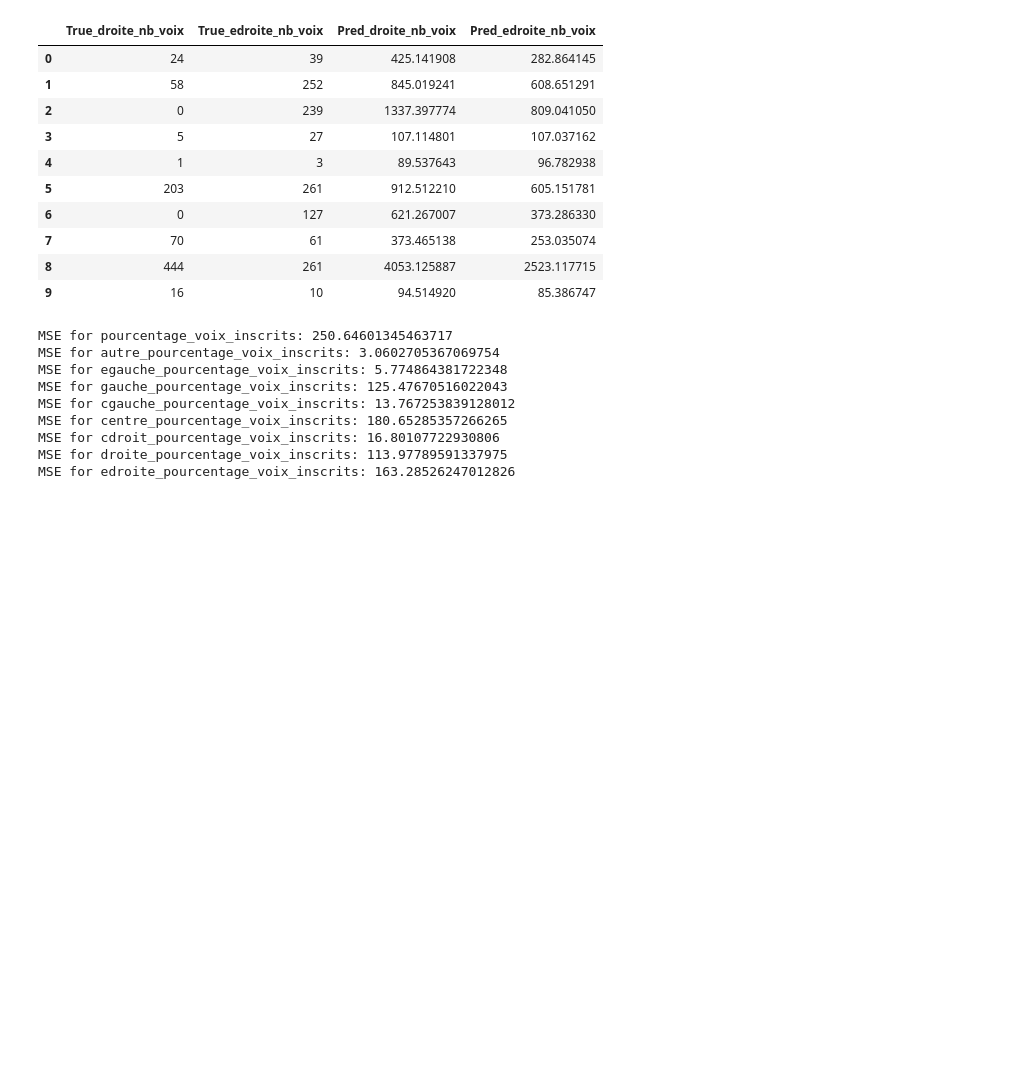
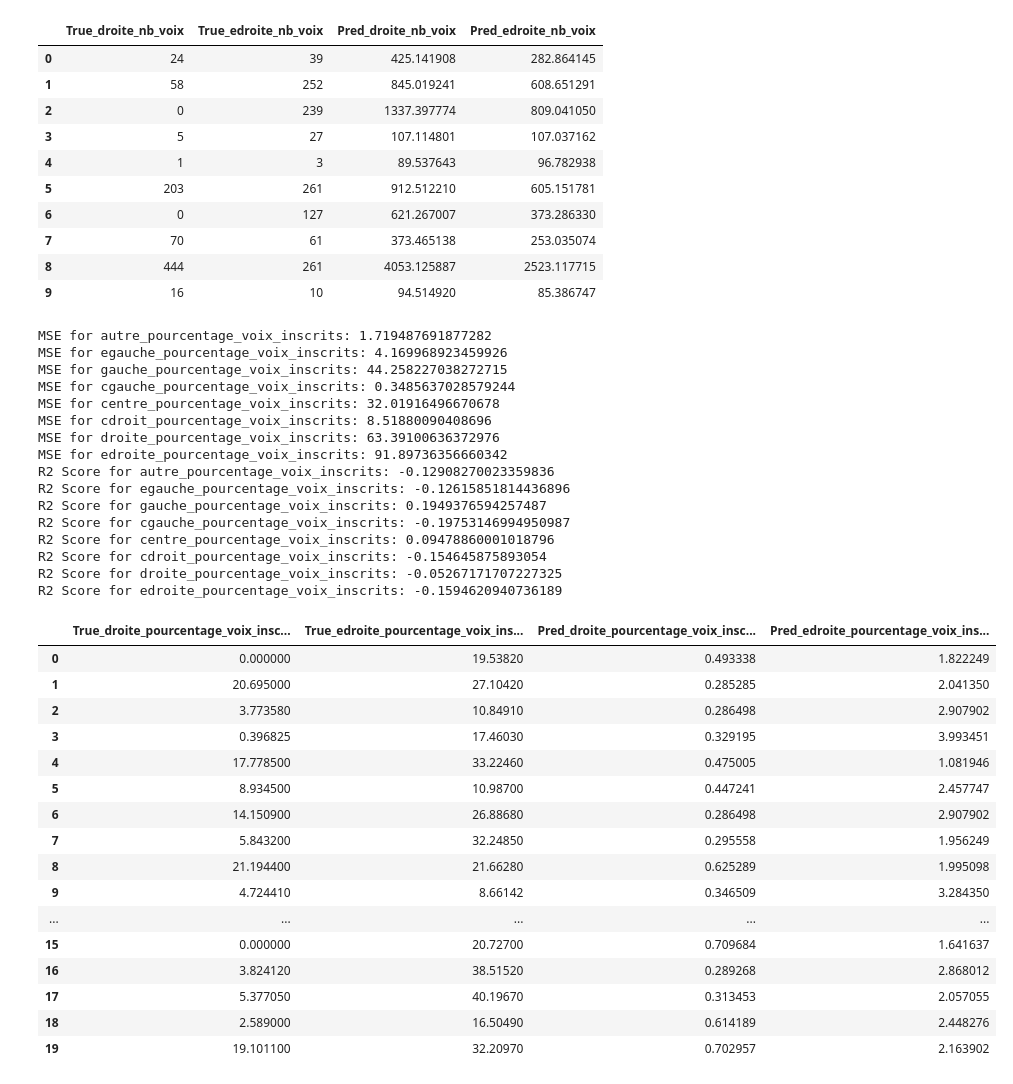
Before and after one commit to Lingatsu/MSPR_TPRE813_1, a Jupyter notebook: work/Machine_Learning.ipynb, the cells around one changed output. Cells and saved outputs as stored; diff of their text form; code cells hidden in the pictures; blank space fills up the shorter version.

```diff
--- a/work/Machine_Learning.ipynb
+++ b/work/Machine_Learning.ipynb
@@ -263,0 +325,8 @@ comparison_df
+# %%
+for idx, target in enumerate(targets_test):
+    mse = mean_squared_error(Y_test[target], Y_pred[:, idx])
+    print(f'MSE for {target}: {mse}')
+    print(f'RMSE for {target}: {np.sqrt(mse)}')
+
+for idx, target in enumerate(targets_test):
+    print(f'R2 Score for {target}: {r2_score(Y_test[target], Y_pred[:, idx])}')
@@ -329,6 +447,15 @@ from sklearn.ensemble import RandomForestRegressor
+# %%
+features = ["population", "crimes_delits", "agriculteurs", "independants", "cadres", "intermediaires", "employes", "ouvriers", "population_active_totale", "chomeurs"]
+targets = ["autre_pourcentage_voix_inscrits", "egauche_pourcentage_voix_inscrits",
+           "gauche_pourcentage_voix_inscrits", "cgauche_pourcentage_voix_inscrits",
+            "centre_pourcentage_voix_inscrits", "cdroit_pourcentage_voix_inscrits",
+           "droite_pourcentage_voix_inscrits", "edroite_pourcentage_voix_inscrits"]
 # %%
 scalerX = StandardScaler()
 scalerY = StandardScaler()
+# %%
+X = df_pandas[features]
+Y = df_pandas[targets]
 # %%
 X_train, X_test, Y_train, Y_test = train_test_split(X, Y, test_size=0.2, random_state=42)
 # %%
@@ -346,30 +473,58 @@ Y_pred_original = scalerY.inverse_transform(Y_pred_scaled)
 mse_targets = []
 for idx, target in enumerate(targets):
     print(f'MSE for {target}: {mean_squared_error(Y_test[target], Y_pred_original[:, idx])}')
+
+for idx, target in enumerate(targets):
+    print(f'R2 Score for {target}: {r2_score(Y_test[target], Y_pred_original[:, idx])}')
 # %% [output]
-MSE for pourcentage_voix_inscrits: 250.64601345463717
-MSE for autre_pourcentage_voix_inscrits: 3.0602705367069754
-MSE for egauche_pourcentage_voix_inscrits: 5.774864381722348
-MSE for gauche_pourcentage_voix_inscrits: 125.47670516022043
-MSE for cgauche_pourcentage_voix_inscrits: 13.767253839128012
-MSE for centre_pourcentage_voix_inscrits: 180.65285357266265
-MSE for cdroit_pourcentage_voix_inscrits: 16.80107722930806
-MSE for droite_pourcentage_voix_inscrits: 113.97789591337975
-MSE for edroite_pourcentage_voix_inscrits: 163.28526247012826
+MSE for autre_pourcentage_voix_inscrits: 1.719487691877282
+MSE for egauche_pourcentage_voix_inscrits: 4.169968923459926
+MSE for gauche_pourcentage_voix_inscrits: 44.258227038272715
+MSE for cgauche_pourcentage_voix_inscrits: 0.3485637028579244
+MSE for centre_pourcentage_voix_inscrits: 32.01916496670678
+MSE for cdroit_pourcentage_voix_inscrits: 8.51880090408696
+MSE for droite_pourcentage_voix_inscrits: 63.39100636372976
+MSE for edroite_pourcentage_voix_inscrits: 91.89736356660342
+R2 Score for autre_pourcentage_voix_inscrits: -0.12908270023359836
+R2 Score for egauche_pourcentage_voix_inscrits: -0.12615851814436896
+R2 Score for gauche_pourcentage_voix_inscrits: 0.1949376594257487
+R2 Score for cgauche_pourcentage_voix_inscrits: -0.19753146994950987
+R2 Score for centre_pourcentage_voix_inscrits: 0.09478860001018796
+R2 Score for cdroit_pourcentage_voix_inscrits: -0.154645875893054
+R2 Score for droite_pourcentage_voix_inscrits: -0.05267171707227325
+R2 Score for edroite_pourcentage_voix_inscrits: -0.1594620940736189
 # %%
 # Convert predictions to a DataFrame
 Y_pred_df = pd.DataFrame(Y_pred_original, columns=[f'pred_{col}' for col in targets])
 
 # Select a few rows to visualize (for example, the first 10 rows)
 comparison_df = pd.DataFrame({
-    'True_' + target: Y_test[target].values[:10] for target in ["droite_pourcentage_voix_inscrits", "edroite_pourcentage_voix_inscrits"]
+    'True_' + target: Y_test[target].values[:20] for target in ["droite_pourcentage_voix_inscrits", "edroite_pourcentage_voix_inscrits"]
 })
 
 # Add predicted values to the comparison DataFrame
 for idx, target in enumerate(["droite_pourcentage_voix_inscrits", "edroite_pourcentage_voix_inscrits"]):
-    comparison_df['Pred_' + target] = Y_pred_df.iloc[:10, idx]
+    comparison_df['Pred_' + target] = Y_pred_df.iloc[:20, idx]
 
 # Display the comparison for the first few rows
 comparison_df
+# %% [output]
+|  | True_droite_pourcentage_voix_insc... | True_edroite_pourcentage_voix_ins... | Pred_droite_pourcentage_voix_insc... | Pred_edroite_pourcentage_voix_ins... |
+| 0 | 0.000000 | 19.53820 | 0.493338 | 1.822249 |
+| 1 | 20.695000 | 27.10420 | 0.285285 | 2.041350 |
+| 2 | 3.773580 | 10.84910 | 0.286498 | 2.907902 |
+| 3 | 0.396825 | 17.46030 | 0.329195 | 3.993451 |
+| 4 | 17.778500 | 33.22460 | 0.475005 | 1.081946 |
+| 5 | 8.934500 | 10.98700 | 0.447241 | 2.457747 |
+| 6 | 14.150900 | 26.88680 | 0.286498 | 2.907902 |
+| 7 | 5.843200 | 32.24850 | 0.295558 | 1.956249 |
+| 8 | 21.194400 | 21.66280 | 0.625289 | 1.995098 |
+| 9 | 4.724410 | 8.66142 | 0.346509 | 3.284350 |
+| ... | ... | ... | ... | ... |
+| 15 | 0.000000 | 20.72700 | 0.709684 | 1.641637 |
+| 16 | 3.824120 | 38.51520 | 0.289268 | 2.868012 |
+| 17 | 5.377050 | 40.19670 | 0.313453 | 2.057055 |
+| 18 | 2.589000 | 16.50490 | 0.614189 | 2.448276 |
+| 19 | 19.101100 | 32.20970 | 0.702957 | 2.163902 |
 # %%
 # spark.stop()
```
Also changed, not shown: parts of 26 cells of this notebook, 1 other file.
